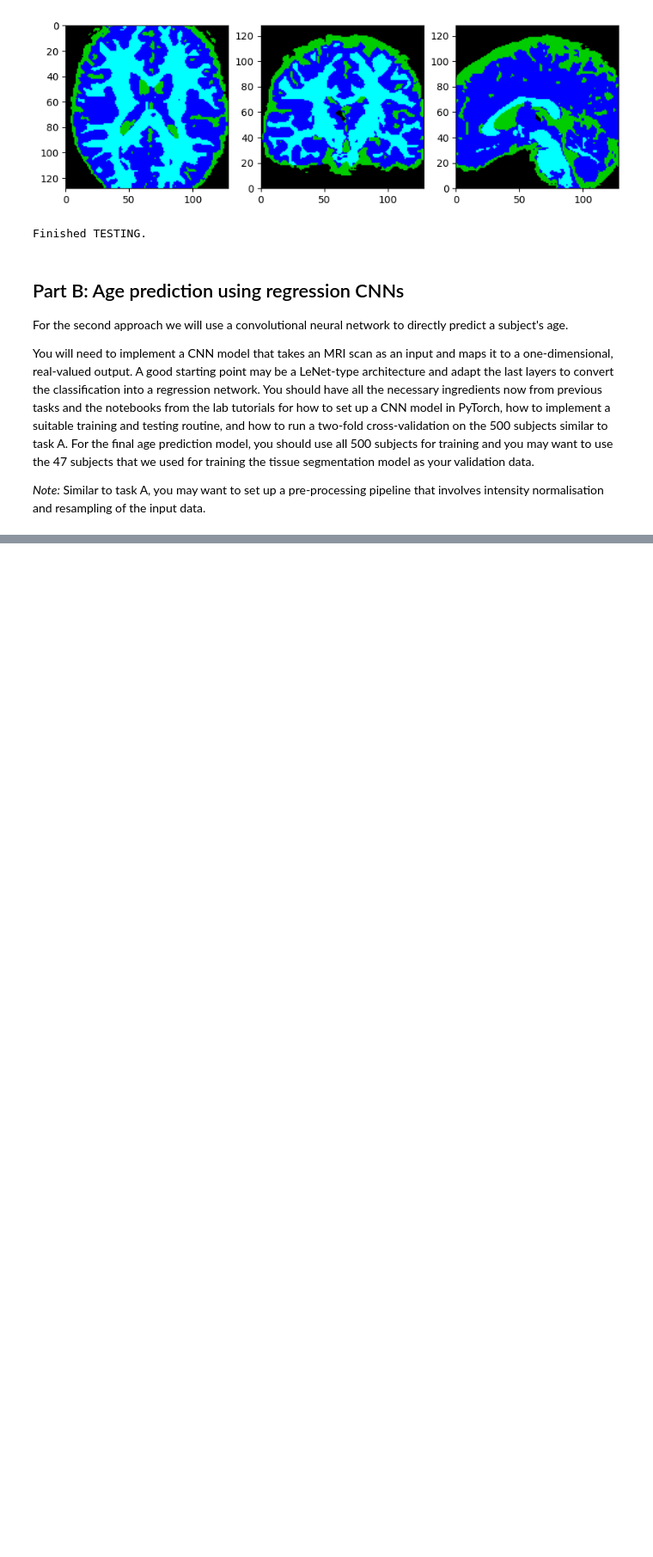
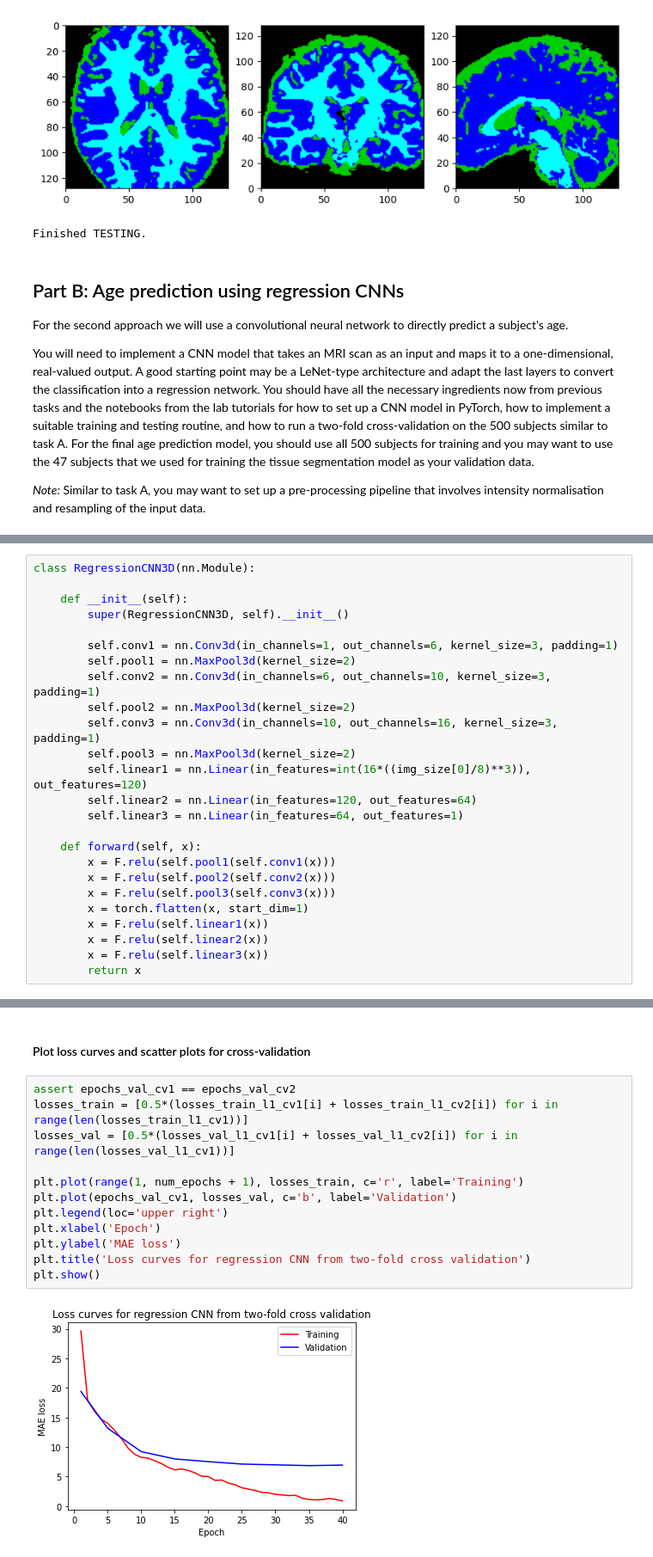
Before and after one commit to jdy22/ml_for_imaging, a Jupyter notebook: CW-Brain-Age-Regression.ipynb, the cells around one changed output, grey strips where cells are left out. Shown at 86% size. Cells and saved outputs as stored; diff of their text form; blank space fills up the shorter version.

```diff
--- a/CW-Brain-Age-Regression.ipynb
+++ b/CW-Brain-Age-Regression.ipynb
@@ -1009,0 +1173,25 @@ You will need to implement a CNN model that takes an MRI scan as an input and ma
+# %%
+class RegressionCNN3D(nn.Module):
+
+    def __init__(self):
+        super(RegressionCNN3D, self).__init__()
+
+        self.conv1 = nn.Conv3d(in_channels=1, out_channels=6, kernel_size=3, padding=1)
+        self.pool1 = nn.MaxPool3d(kernel_size=2)
+        self.conv2 = nn.Conv3d(in_channels=6, out_channels=10, kernel_size=3, padding=1)
+        self.pool2 = nn.MaxPool3d(kernel_size=2)
+        self.conv3 = nn.Conv3d(in_channels=10, out_channels=16, kernel_size=3, padding=1)
+        self.pool3 = nn.MaxPool3d(kernel_size=2)
+        self.linear1 = nn.Linear(in_features=int(16*((img_size[0]/8)**3)), out_features=120)
+        self.linear2 = nn.Linear(in_features=120, out_features=64)
+        self.linear3 = nn.Linear(in_features=64, out_features=1)
+
+    def forward(self, x):
+        x = F.relu(self.pool1(self.conv1(x)))
+        x = F.relu(self.pool2(self.conv2(x)))
+        x = F.relu(self.pool3(self.conv3(x)))
+        x = torch.flatten(x, start_dim=1)
+        x = F.relu(self.linear1(x))
+        x = F.relu(self.linear2(x))
+        x = F.relu(self.linear3(x))
+        return x
@@ -1009,0 +1357,16 @@ You will need to implement a CNN model that takes an MRI scan as an input and ma
+# %% [markdown]
+#### Plot loss curves and scatter plots for cross-validation
+# %%
+assert epochs_val_cv1 == epochs_val_cv2
+losses_train = [0.5*(losses_train_l1_cv1[i] + losses_train_l1_cv2[i]) for i in range(len(losses_train_l1_cv1))]
+losses_val = [0.5*(losses_val_l1_cv1[i] + losses_val_l1_cv2[i]) for i in range(len(losses_val_l1_cv1))]
+
+plt.plot(range(1, num_epochs + 1), losses_train, c='r', label='Training')
+plt.plot(epochs_val_cv1, losses_val, c='b', label='Validation')
+plt.legend(loc='upper right')
+plt.xlabel('Epoch')
+plt.ylabel('MAE loss')
+plt.title('Loss curves for regression CNN from two-fold cross validation')
+plt.show()
+# %% [output]
+[figure, added]
```
Also changed, not shown: parts of 32 cells of this notebook.
